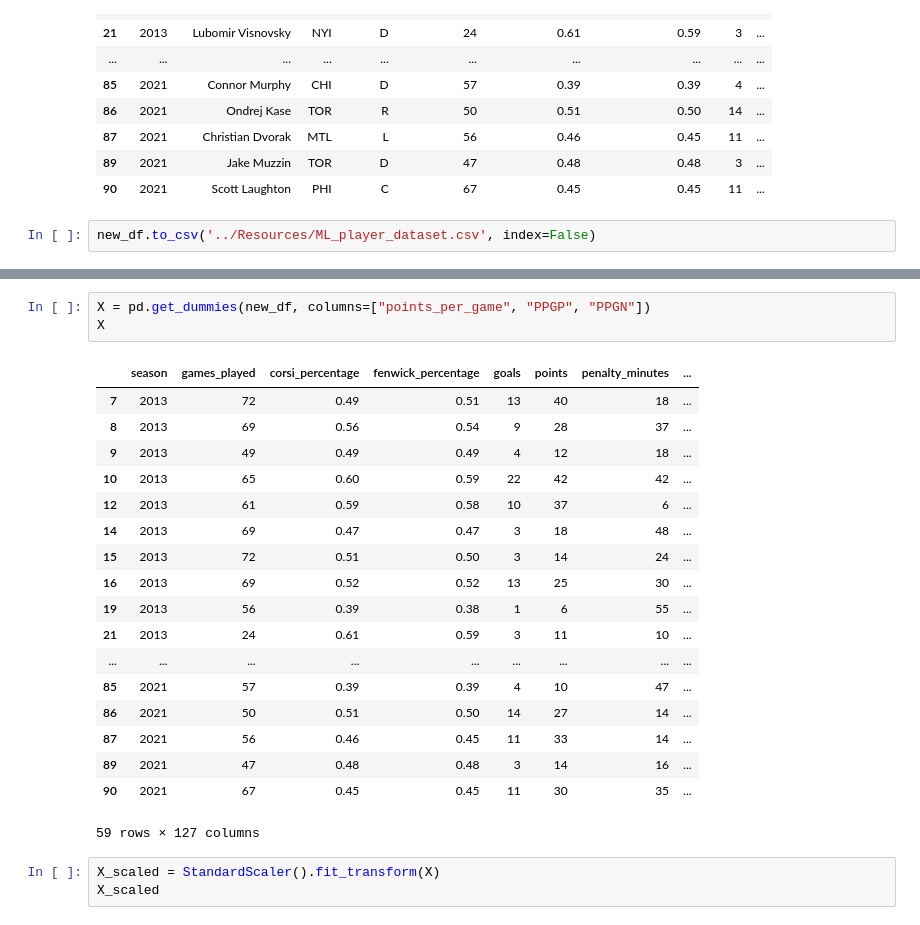
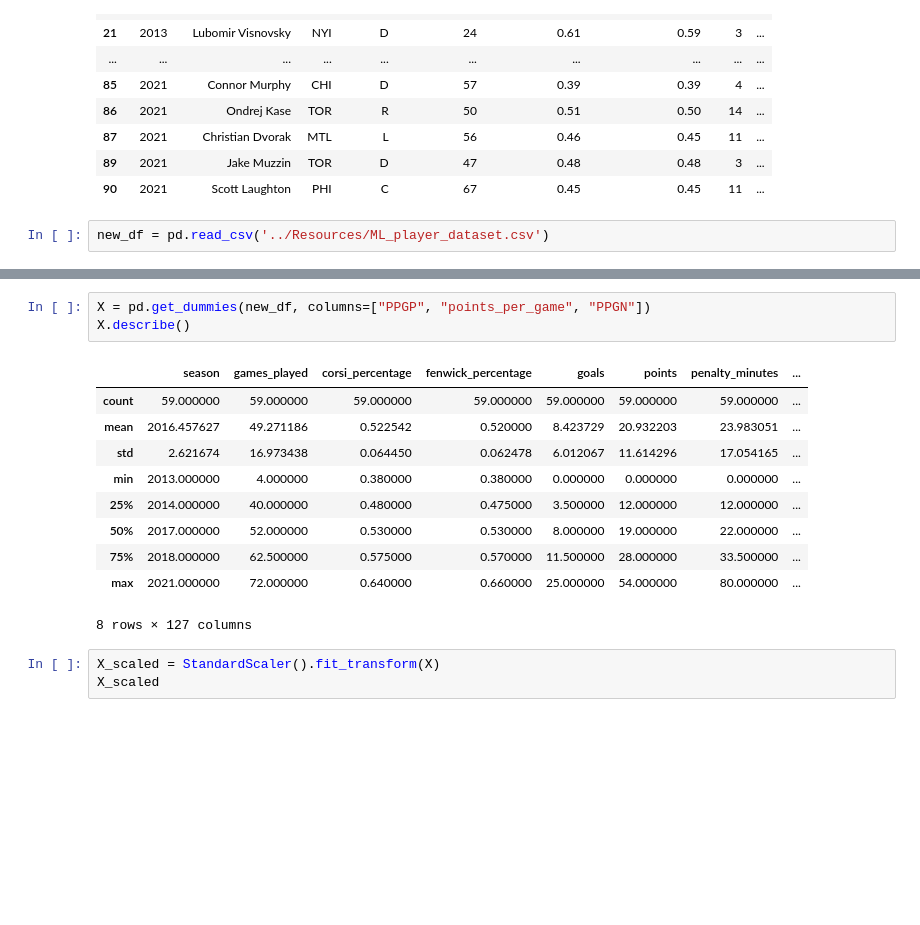
Before and after one commit to Tyler-Sweeting/NHL_Concussion_Analysis, a Jupyter notebook: MachineLearning/UnsupervisedML.ipynb, the cells around one changed output, grey strips where cells are left out. Saved outputs shown, nothing was run; the diff lists cells and outputs as text; blank space fills up the shorter version.

```diff
--- a/MachineLearning/UnsupervisedML.ipynb
+++ b/MachineLearning/UnsupervisedML.ipynb
@@ -383,7 +358,7 @@ new_df
 | 89 | 2021 | Jake Muzzin | TOR | D | 47 | 0.48 | 0.48 | 3 | ... |
 | 90 | 2021 | Scott Laughton | PHI | C | 67 | 0.45 | 0.45 | 11 | ... |
 # %%
-new_df.to_csv('../Resources/ML_player_dataset.csv', index=False)
+new_df = pd.read_csv('../Resources/ML_player_dataset.csv')
 # %%
 ML_names = new_df.filter(['name', 'team', 'position'], axis = 1)
 ML_names.head()
@@ -419,25 +410,17 @@ new_df
 # %%
-X = pd.get_dummies(new_df, columns=["points_per_game", "PPGP", "PPGN"])
-X
+X = pd.get_dummies(new_df, columns=["PPGP", "points_per_game", "PPGN"])
+X.describe()
 # %% [output]
 |  | season | games_played | corsi_percentage | fenwick_percentage | goals | points | penalty_minutes | ... |
-| 7 | 2013 | 72 | 0.49 | 0.51 | 13 | 40 | 18 | ... |
-| 8 | 2013 | 69 | 0.56 | 0.54 | 9 | 28 | 37 | ... |
-| 9 | 2013 | 49 | 0.49 | 0.49 | 4 | 12 | 18 | ... |
-| 10 | 2013 | 65 | 0.60 | 0.59 | 22 | 42 | 42 | ... |
-| 12 | 2013 | 61 | 0.59 | 0.58 | 10 | 37 | 6 | ... |
-| 14 | 2013 | 69 | 0.47 | 0.47 | 3 | 18 | 48 | ... |
-| 15 | 2013 | 72 | 0.51 | 0.50 | 3 | 14 | 24 | ... |
-| 16 | 2013 | 69 | 0.52 | 0.52 | 13 | 25 | 30 | ... |
-| 19 | 2013 | 56 | 0.39 | 0.38 | 1 | 6 | 55 | ... |
-| 21 | 2013 | 24 | 0.61 | 0.59 | 3 | 11 | 10 | ... |
-| ... | ... | ... | ... | ... | ... | ... | ... | ... |
-| 85 | 2021 | 57 | 0.39 | 0.39 | 4 | 10 | 47 | ... |
-| 86 | 2021 | 50 | 0.51 | 0.50 | 14 | 27 | 14 | ... |
-| 87 | 2021 | 56 | 0.46 | 0.45 | 11 | 33 | 14 | ... |
-| 89 | 2021 | 47 | 0.48 | 0.48 | 3 | 14 | 16 | ... |
-| 90 | 2021 | 67 | 0.45 | 0.45 | 11 | 30 | 35 | ... |
+| count | 59.000000 | 59.000000 | 59.000000 | 59.000000 | 59.000000 | 59.000000 | 59.000000 | ... |
+| mean | 2016.457627 | 49.271186 | 0.522542 | 0.520000 | 8.423729 | 20.932203 | 23.983051 | ... |
+| std | 2.621674 | 16.973438 | 0.064450 | 0.062478 | 6.012067 | 11.614296 | 17.054165 | ... |
+| min | 2013.000000 | 4.000000 | 0.380000 | 0.380000 | 0.000000 | 0.000000 | 0.000000 | ... |
+| 25% | 2014.000000 | 40.000000 | 0.480000 | 0.475000 | 3.500000 | 12.000000 | 12.000000 | ... |
+| 50% | 2017.000000 | 52.000000 | 0.530000 | 0.530000 | 8.000000 | 19.000000 | 22.000000 | ... |
+| 75% | 2018.000000 | 62.500000 | 0.575000 | 0.570000 | 11.500000 | 28.000000 | 33.500000 | ... |
+| max | 2021.000000 | 72.000000 | 0.640000 | 0.660000 | 25.000000 | 54.000000 | 80.000000 | ... |
-59 rows × 127 columns
+8 rows × 127 columns
 # %%
 X_scaled = StandardScaler().fit_transform(X)
 X_scaled
```
Also changed, not shown: parts of 21 cells of this notebook.
